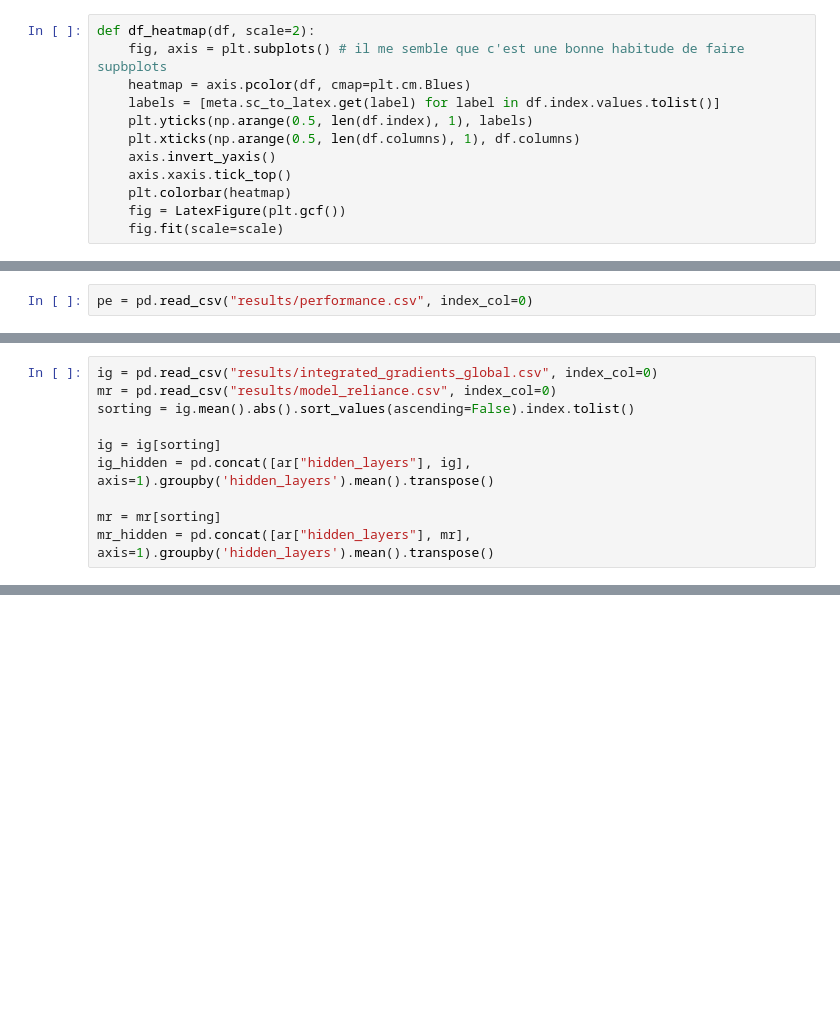
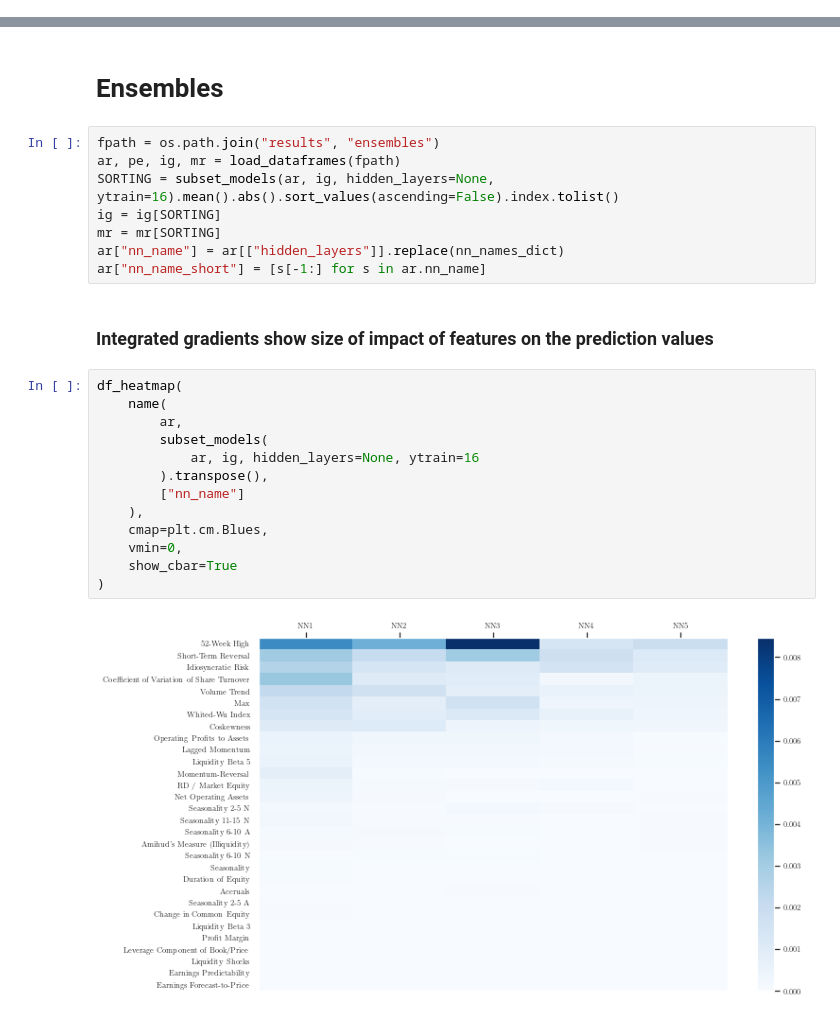
Before and after one commit to karolinachalupova/DiplomaThesis, a Jupyter notebook: results_plots.ipynb, the cells around one changed output, grey strips where cells are left out. Saved outputs shown, nothing was run; the diff lists cells and outputs as text; blank space fills up the shorter version.

Commit message:
Update results in results_plots.ipynb

```diff
--- a/results_plots.ipynb
+++ b/results_plots.ipynb
@@ -26,12 +0,0 @@ ar = pd.read_csv("results/args.csv", index_col=0)
-# %%
-def df_heatmap(df, scale=2):
-    fig, axis = plt.subplots() # il me semble que c'est une bonne habitude de faire supbplots
-    heatmap = axis.pcolor(df, cmap=plt.cm.Blues)
-    labels = [meta.sc_to_latex.get(label) for label in df.index.values.tolist()]
-    plt.yticks(np.arange(0.5, len(df.index), 1), labels)
-    plt.xticks(np.arange(0.5, len(df.columns), 1), df.columns)
-    axis.invert_yaxis()
-    axis.xaxis.tick_top()
-    plt.colorbar(heatmap)
-    fig = LatexFigure(plt.gcf())
-    fig.fit(scale=scale)
@@ -40,2 +0,0 @@ def df_heatmap(df, scale=2):
-# %%
-pe = pd.read_csv("results/performance.csv", index_col=0)
@@ -79,10 +0,0 @@ pd.concat([ar[["ytrain", "hidden_layers"]], pe], axis=1).groupby(['hidden_layers
-# %%
-ig = pd.read_csv("results/integrated_gradients_global.csv", index_col=0)
-mr = pd.read_csv("results/model_reliance.csv", index_col=0)
-sorting = ig.mean().abs().sort_values(ascending=False).index.tolist()
-
-ig = ig[sorting]
-ig_hidden = pd.concat([ar["hidden_layers"], ig], axis=1).groupby('hidden_layers').mean().transpose()
-
-mr = mr[sorting]
-mr_hidden = pd.concat([ar["hidden_layers"], mr], axis=1).groupby('hidden_layers').mean().transpose()
@@ -140,0 +95,27 @@ df_heatmap(mr_NN5)
+# %% [markdown]
+# Ensembles
+# %%
+fpath = os.path.join("results", "ensembles")
+ar, pe, ig, mr = load_dataframes(fpath)
+SORTING = subset_models(ar, ig, hidden_layers=None, ytrain=16).mean().abs().sort_values(ascending=False).index.tolist()
+ig = ig[SORTING]
+mr = mr[SORTING]
+ar["nn_name"] = ar[["hidden_layers"]].replace(nn_names_dict)
+ar["nn_name_short"] = [s[-1:] for s in ar.nn_name]
+# %% [markdown]
+### Integrated gradients show size of impact of features on the prediction values
+# %%
+df_heatmap(
+    name(
+        ar,
+        subset_models(
+            ar, ig, hidden_layers=None, ytrain=16
+        ).transpose(),
+        ["nn_name"]
+    ),
+    cmap=plt.cm.Blues,
+    vmin=0,
+    show_cbar=True
+)
+# %% [output]
+[figure, added]
```
Also changed, not shown: parts of 59 cells of this notebook.
